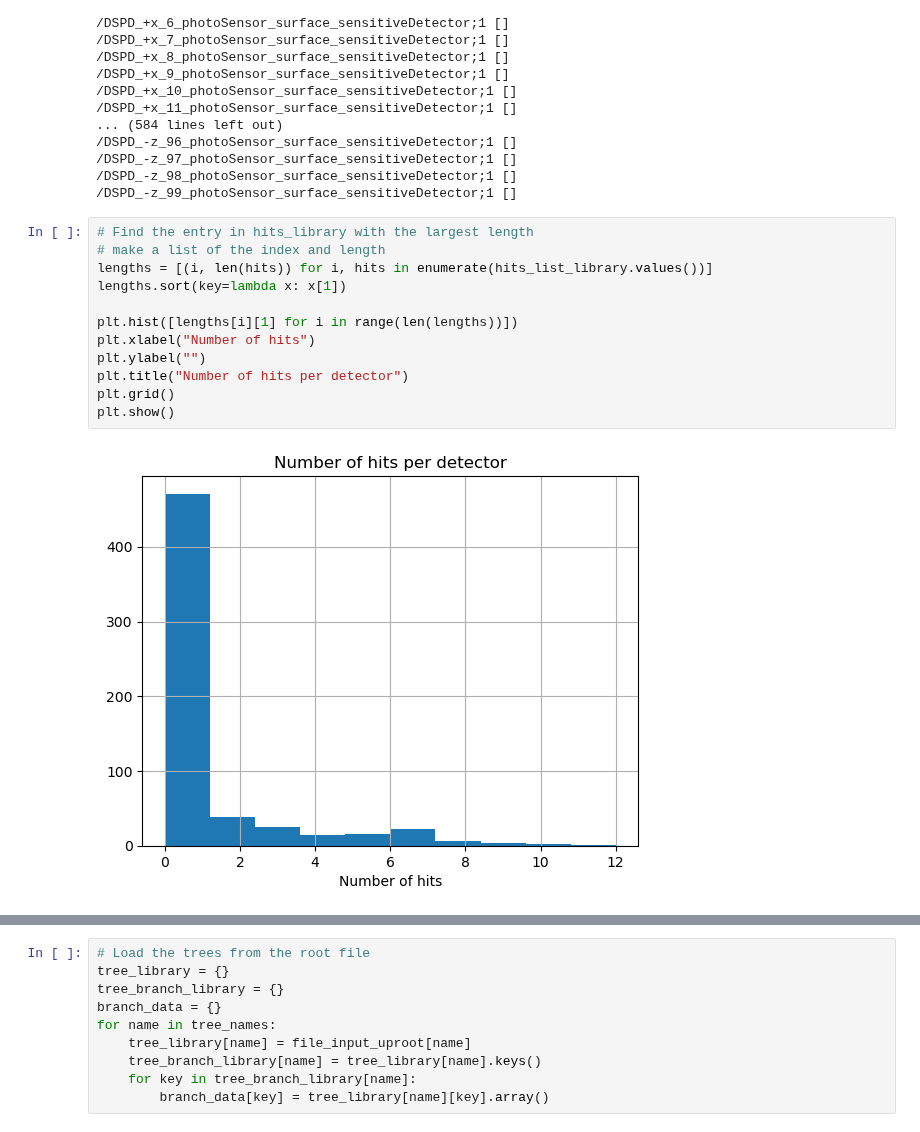
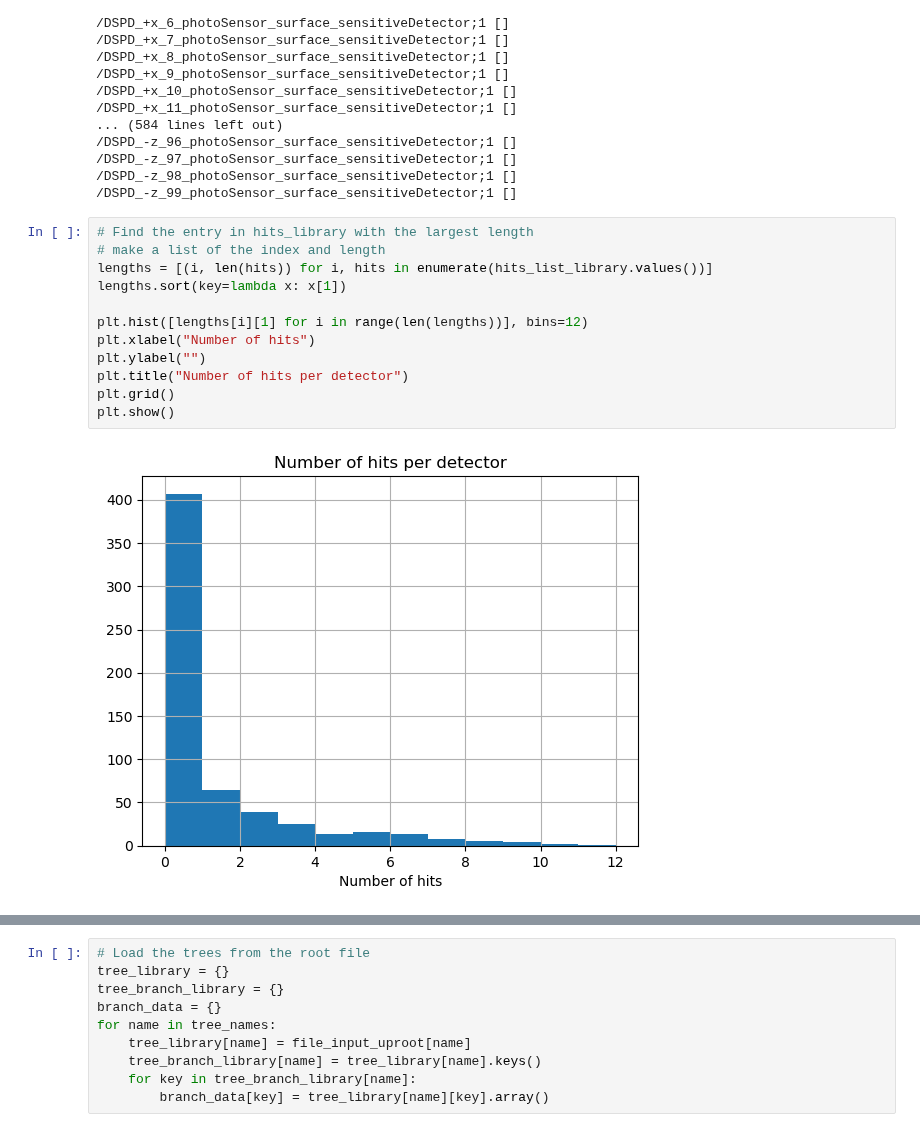
Before and after one commit to Noah-Everett/DSPS-Detector, a Jupyter notebook: analysis/preliminary.ipynb, the cells around one changed output, grey strips where cells are left out. Saved outputs shown, nothing was run; the diff lists cells and outputs as text.

```diff
--- a/analysis/topology.ipynb
+++ b/analysis/preliminary.ipynb
@@ -67,17 +67,17 @@ for name in histogram_names:
 # %%
 # Find the entry in hits_library with the largest length
 # make a list of the index and length
 lengths = [(i, len(hits)) for i, hits in enumerate(hits_list_library.values())]
 lengths.sort(key=lambda x: x[1])
 
-plt.hist([lengths[i][1] for i in range(len(lengths))])
+plt.hist([lengths[i][1] for i in range(len(lengths))], bins=12)
 plt.xlabel("Number of hits")
 plt.ylabel("")
 plt.title("Number of hits per detector")
 plt.grid()
 plt.show()
 # %% [output]
-[figure, old version]
+[figure, new version]
 # %%
 index, length = lengths[-1]
 hits = list(hits_list_library.values())[index]
```
Also changed, not shown: parts of 2 cells of this notebook, 9 other files.
